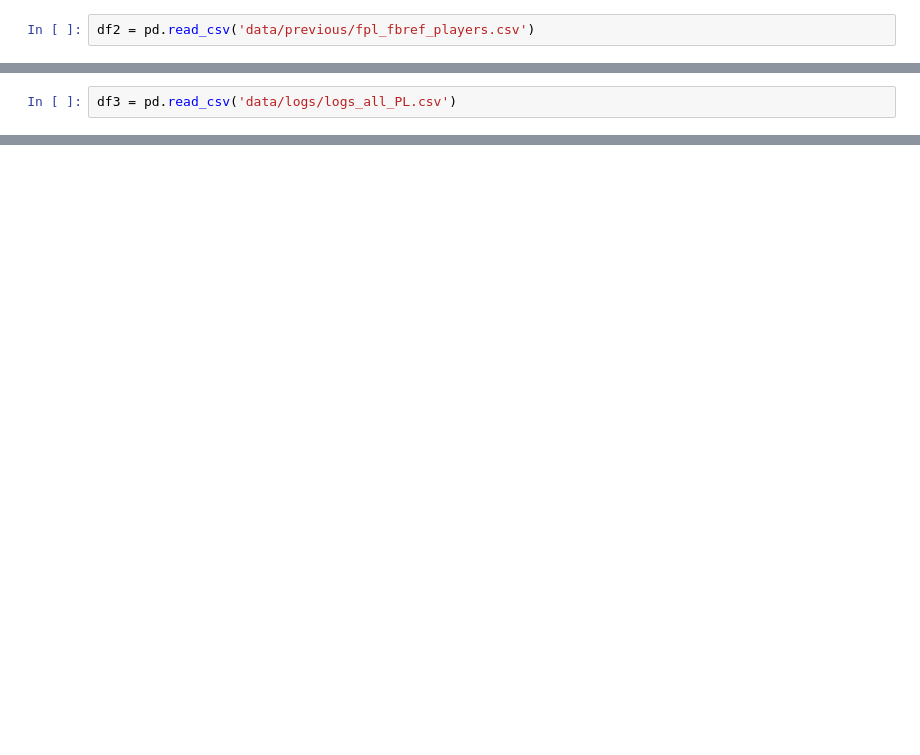
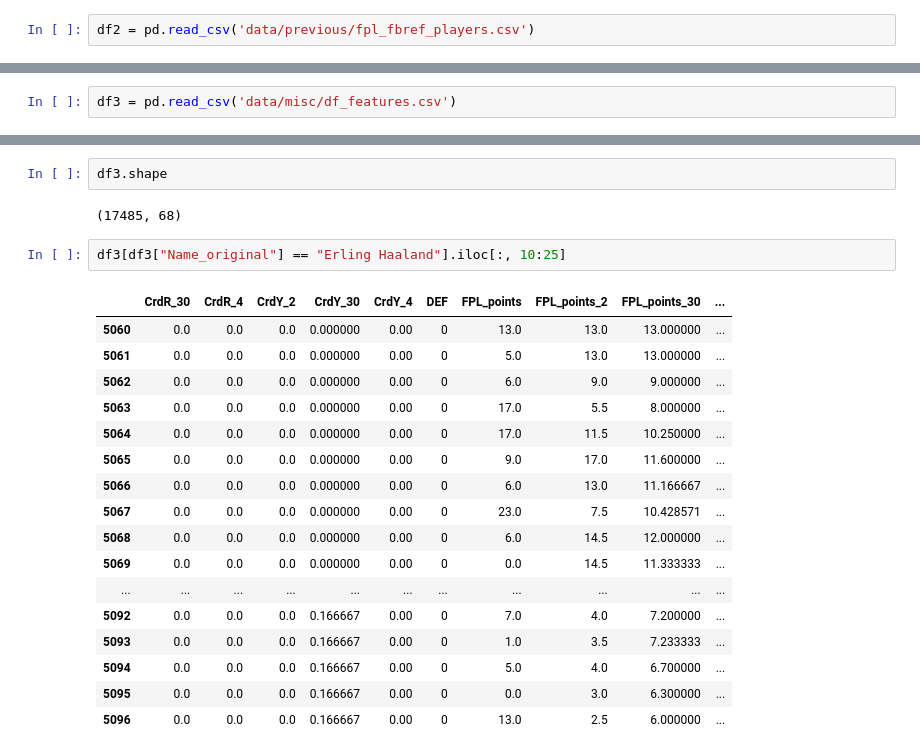
Before and after one commit to Fran3x/FPL_Model, a Jupyter notebook: notebooks/debug.ipynb, the cells around one changed output, grey strips where cells are left out. Saved outputs shown, nothing was run; the diff lists cells and outputs as text; blank space fills up the shorter version.

Commit message:
bug fixes in data collecting

```diff
--- a/notebooks/debug.ipynb
+++ b/notebooks/debug.ipynb
@@ -48,5 +64,5 @@ Name: GW_x, dtype: int64
 # %%
-df3 = pd.read_csv('data/logs/logs_all_PL.csv')
+df3 = pd.read_csv('data/misc/df_features.csv')
 # %%
 df3.columns
 # %% [output]
@@ -80,0 +103,24 @@ Name: GW, dtype: int64
+# %%
+df3.shape
+# %% [output]
+(17485, 68)
+# %%
+df3[df3["Name_original"] == "Erling Haaland"].iloc[:, 10:25]
+# %% [output]
+|  | CrdR_30 | CrdR_4 | CrdY_2 | CrdY_30 | CrdY_4 | DEF | FPL_points | FPL_points_2 | FPL_points_30 | ... |
+| 5060 | 0.0 | 0.0 | 0.0 | 0.000000 | 0.00 | 0 | 13.0 | 13.0 | 13.000000 | ... |
+| 5061 | 0.0 | 0.0 | 0.0 | 0.000000 | 0.00 | 0 | 5.0 | 13.0 | 13.000000 | ... |
+| 5062 | 0.0 | 0.0 | 0.0 | 0.000000 | 0.00 | 0 | 6.0 | 9.0 | 9.000000 | ... |
+| 5063 | 0.0 | 0.0 | 0.0 | 0.000000 | 0.00 | 0 | 17.0 | 5.5 | 8.000000 | ... |
+| 5064 | 0.0 | 0.0 | 0.0 | 0.000000 | 0.00 | 0 | 17.0 | 11.5 | 10.250000 | ... |
+| 5065 | 0.0 | 0.0 | 0.0 | 0.000000 | 0.00 | 0 | 9.0 | 17.0 | 11.600000 | ... |
+| 5066 | 0.0 | 0.0 | 0.0 | 0.000000 | 0.00 | 0 | 6.0 | 13.0 | 11.166667 | ... |
+| 5067 | 0.0 | 0.0 | 0.0 | 0.000000 | 0.00 | 0 | 23.0 | 7.5 | 10.428571 | ... |
+| 5068 | 0.0 | 0.0 | 0.0 | 0.000000 | 0.00 | 0 | 6.0 | 14.5 | 12.000000 | ... |
+| 5069 | 0.0 | 0.0 | 0.0 | 0.000000 | 0.00 | 0 | 0.0 | 14.5 | 11.333333 | ... |
+| ... | ... | ... | ... | ... | ... | ... | ... | ... | ... | ... |
+| 5092 | 0.0 | 0.0 | 0.0 | 0.166667 | 0.00 | 0 | 7.0 | 4.0 | 7.200000 | ... |
+| 5093 | 0.0 | 0.0 | 0.0 | 0.166667 | 0.00 | 0 | 1.0 | 3.5 | 7.233333 | ... |
+| 5094 | 0.0 | 0.0 | 0.0 | 0.166667 | 0.00 | 0 | 5.0 | 4.0 | 6.700000 | ... |
+| 5095 | 0.0 | 0.0 | 0.0 | 0.166667 | 0.00 | 0 | 0.0 | 3.0 | 6.300000 | ... |
+| 5096 | 0.0 | 0.0 | 0.0 | 0.166667 | 0.00 | 0 | 13.0 | 2.5 | 6.000000 | ... |
```
Also changed, not shown: parts of 5 cells of this notebook, 6 other files.
